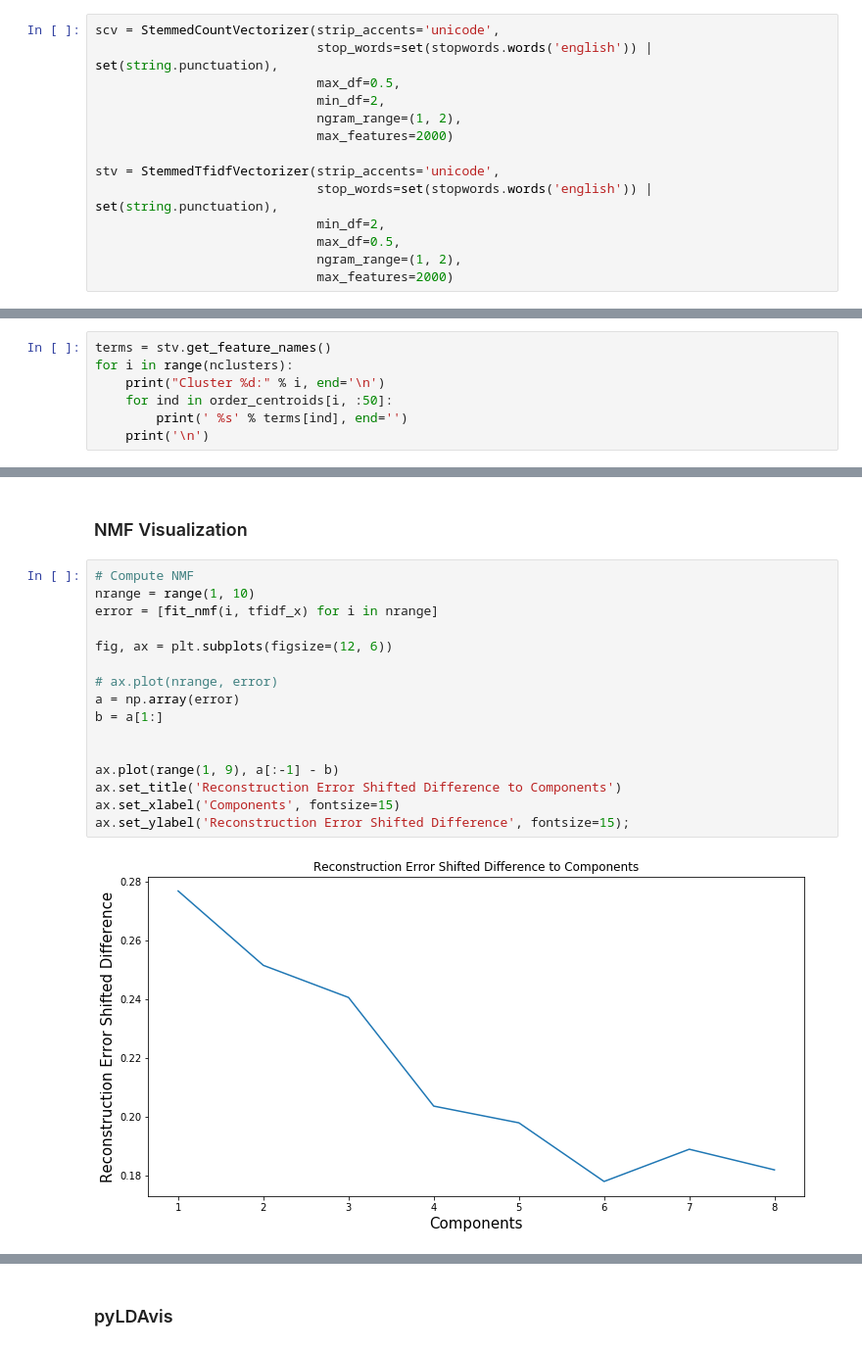
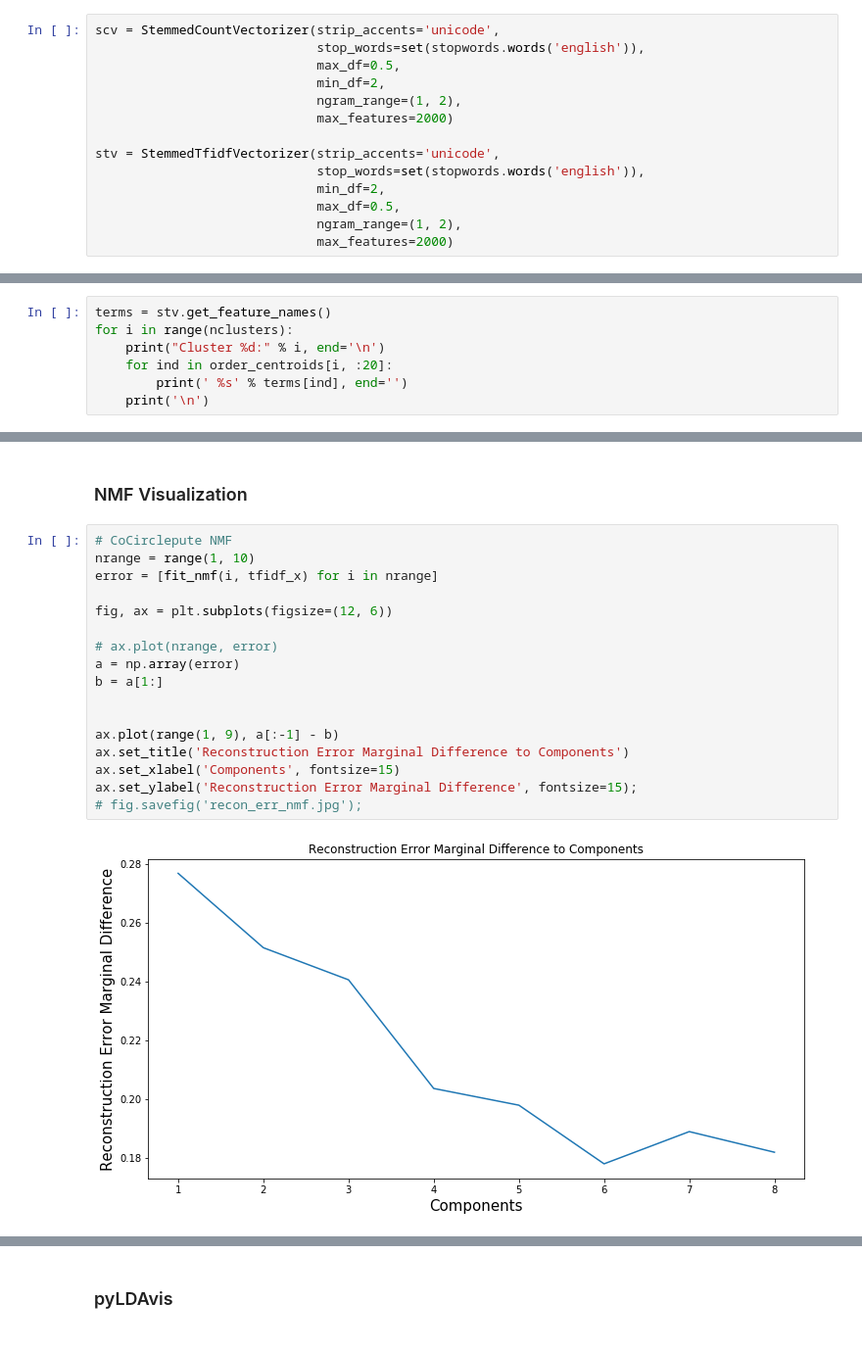
Before and after one commit to unit-00/dearabby, a Jupyter notebook: model/eda.ipynb, the cells around one changed output, grey strips where cells are left out. Shown at 98% size. Cells and saved outputs as stored; diff of their text form.

```diff
--- a/model/eda.ipynb
+++ b/model/eda.ipynb
@@ -33,14 +33,14 @@ import matplotlib.pyplot as plt
 %autoreload 2
 # %%
 scv = StemmedCountVectorizer(strip_accents='unicode',
-                             stop_words=set(stopwords.words('english')) | set(string.punctuation),
+                             stop_words=set(stopwords.words('english')),
                              max_df=0.5,
                              min_df=2,
                              ngram_range=(1, 2),
                              max_features=2000)
 
 stv = StemmedTfidfVectorizer(strip_accents='unicode',
-                             stop_words=set(stopwords.words('english')) | set(string.punctuation),
+                             stop_words=set(stopwords.words('english')),
                              min_df=2,
                              max_df=0.5,
                              ngram_range=(1, 2),
@@ -282,7 +345,7 @@ order_centroids = original_space_centroids.argsort()[:, ::-1]
 terms = stv.get_feature_names()
 for i in range(nclusters):
     print("Cluster %d:" % i, end='\n')
-    for ind in order_centroids[i, :50]:
+    for ind in order_centroids[i, :20]:
         print(' %s' % terms[ind], end='')
     print('\n')
 # %% [output]
@@ -341,22 +404,23 @@ dtype: int64
 # %% [markdown]
 ### NMF Visualization
 # %%
-# Compute NMF
+# CoCirclepute NMF
 nrange = range(1, 10)
 error = [fit_nmf(i, tfidf_x) for i in nrange]
 
 fig, ax = plt.subplots(figsize=(12, 6))
 
 # ax.plot(nrange, error)
 a = np.array(error)
 b = a[1:]
 
 
 ax.plot(range(1, 9), a[:-1] - b)
-ax.set_title('Reconstruction Error Shifted Difference to Components')
+ax.set_title('Reconstruction Error Marginal Difference to Components')
 ax.set_xlabel('Components', fontsize=15)
-ax.set_ylabel('Reconstruction Error Shifted Difference', fontsize=15);
+ax.set_ylabel('Reconstruction Error Marginal Difference', fontsize=15);
+# fig.savefig('recon_err_nmf.jpg');
 # %% [output]
-[figure, old version]
+[figure, new version]
 # %%
 n_components= 4
```
Also changed, not shown: parts of 32 cells of this notebook, 11 other files.
